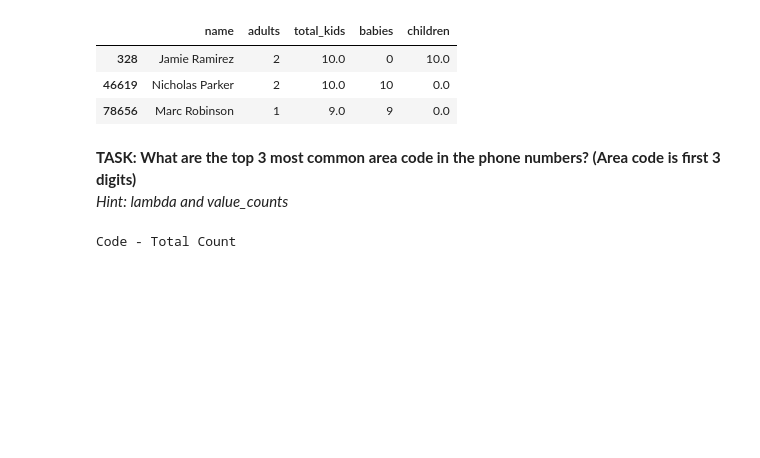
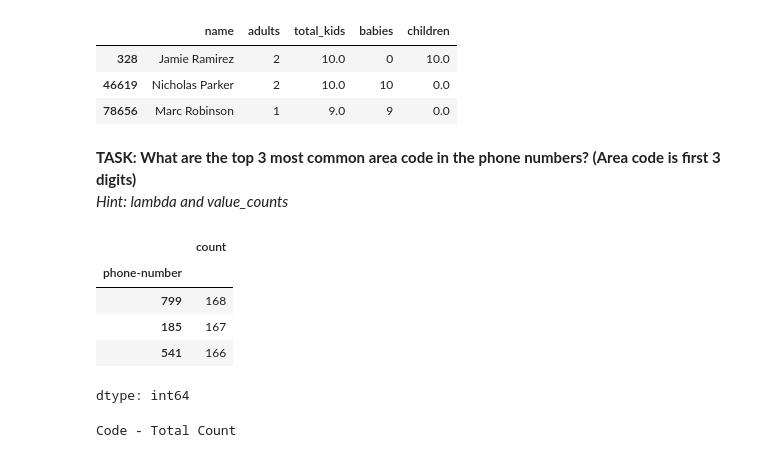
Before and after one commit to Martinxmaina/Data-science, a Jupyter notebook: PandasExercise.ipynb, the cells around one changed output. Cells and saved outputs as stored; diff of their text form; code cells hidden in the pictures; blank space fills up the shorter version.

```diff
--- a/PandasExercise.ipynb
+++ b/PandasExercise.ipynb
@@ -216,3 +257,12 @@ Name: name, dtype: int64
+# %%
+hotels["phone-number"].apply(lambda num: num[:3]).value_counts().head(3)
+# %% [output]
+|  | count |
+| phone-number |  |
+| 799 | 168 |
+| 185 | 167 |
+| 541 | 166 |
+dtype: int64
 # %%
 # %% [output]
 Code - Total Count
```
Also changed, not shown: parts of 15 cells of this notebook.
